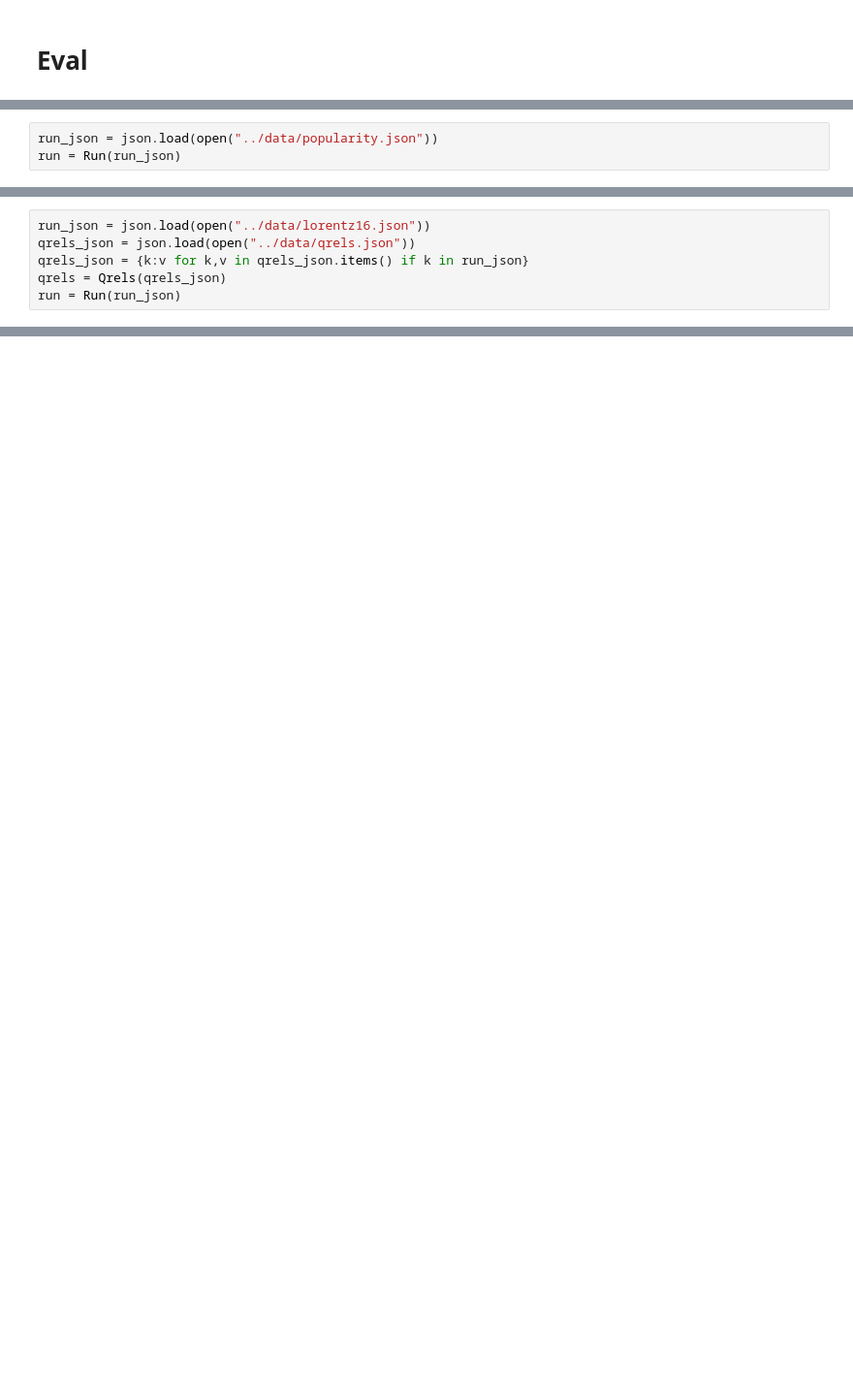
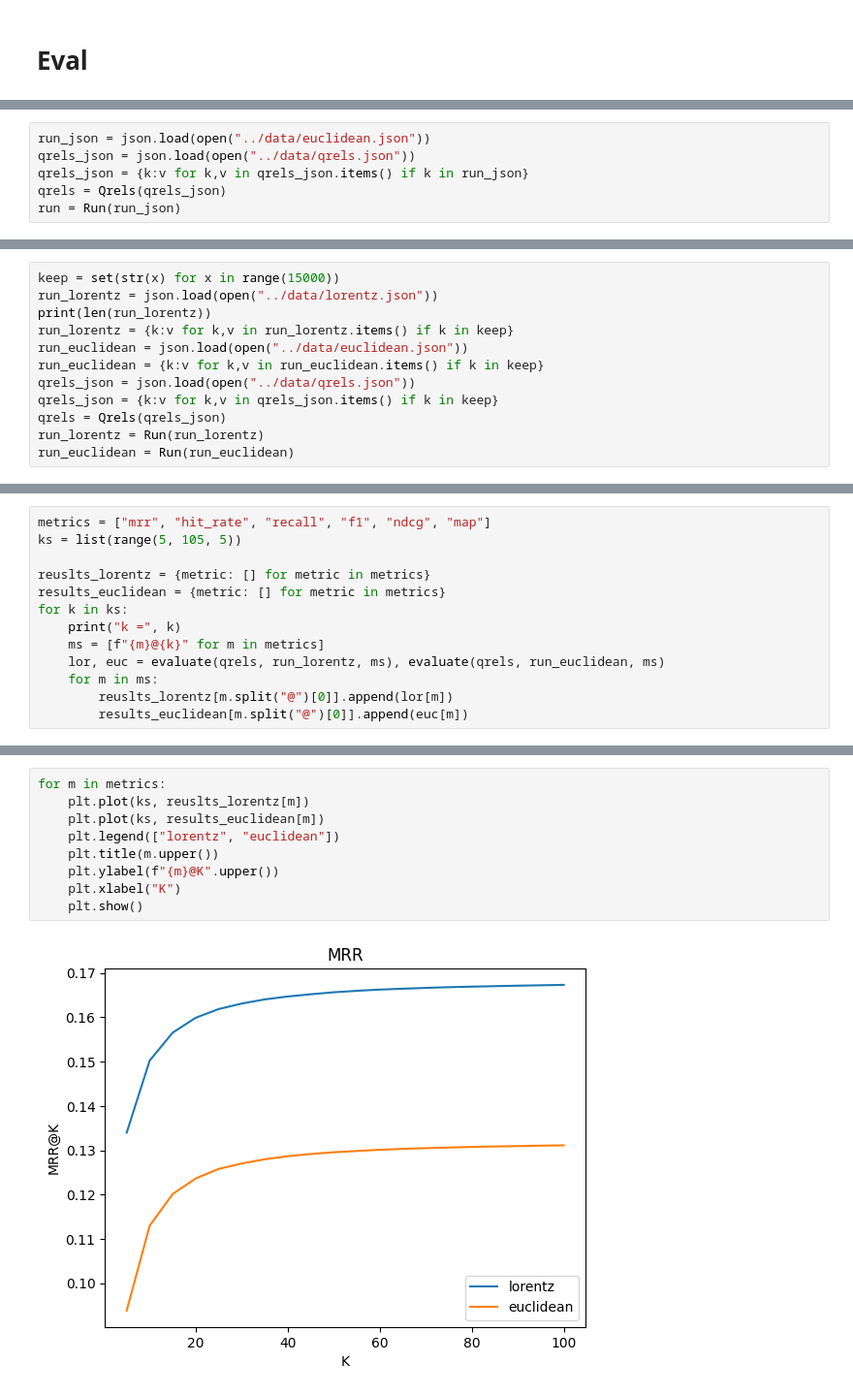
Before and after one commit to ricsi98/million-playlists, a Jupyter notebook: notebooks/HyperbolicEval.ipynb, the cells around one changed output, grey strips where cells are left out. Shown at 97% size. Saved outputs shown, nothing was run; the diff lists cells and outputs as text; blank space fills up the shorter version.

```diff
--- a/notebooks/HyperbolicEval.ipynb
+++ b/notebooks/HyperbolicEval.ipynb
@@ -229,3 +292,0 @@ qrels = Qrels(qrels_json)
-# %%
-run_json = json.load(open("../data/popularity.json"))
-run = Run(run_json)
@@ -241,5 +293,5 @@ evaluate(qrels, run, ["mrr", "hit_rate", "recall", "precision"])
 # %%
-run_json = json.load(open("../data/lorentz16.json"))
+run_json = json.load(open("../data/euclidean.json"))
 qrels_json = json.load(open("../data/qrels.json"))
 qrels_json = {k:v for k,v in qrels_json.items() if k in run_json}
 qrels = Qrels(qrels_json)
@@ -253,0 +306,12 @@ evaluate(qrels, run, ["mrr", "hit_rate", "recall", "precision"])
+# %%
+keep = set(str(x) for x in range(15000))
+run_lorentz = json.load(open("../data/lorentz.json"))
+print(len(run_lorentz))
+run_lorentz = {k:v for k,v in run_lorentz.items() if k in keep}
+run_euclidean = json.load(open("../data/euclidean.json"))
+run_euclidean = {k:v for k,v in run_euclidean.items() if k in keep}
+qrels_json = json.load(open("../data/qrels.json"))
+qrels_json = {k:v for k,v in qrels_json.items() if k in keep}
+qrels = Qrels(qrels_json)
+run_lorentz = Run(run_lorentz)
+run_euclidean = Run(run_euclidean)
@@ -253,0 +320,13 @@ evaluate(qrels, run, ["mrr", "hit_rate", "recall", "precision"])
+# %%
+metrics = ["mrr", "hit_rate", "recall", "f1", "ndcg", "map"]
+ks = list(range(5, 105, 5))
+
+reuslts_lorentz = {metric: [] for metric in metrics}
+results_euclidean = {metric: [] for metric in metrics}
+for k in ks:
+    print("k =", k)
+    ms = [f"{m}@{k}" for m in metrics]
+    lor, euc = evaluate(qrels, run_lorentz, ms), evaluate(qrels, run_euclidean, ms)
+    for m in ms:
+        reuslts_lorentz[m.split("@")[0]].append(lor[m])
+        results_euclidean[m.split("@")[0]].append(euc[m])
@@ -253,0 +358,11 @@ evaluate(qrels, run, ["mrr", "hit_rate", "recall", "precision"])
+# %%
+for m in metrics:
+    plt.plot(ks, reuslts_lorentz[m])
+    plt.plot(ks, results_euclidean[m])
+    plt.legend(["lorentz", "euclidean"])
+    plt.title(m.upper())
+    plt.ylabel(f"{m}@K".upper())
+    plt.xlabel("K")
+    plt.show()
+# %% [output]
+[figure, added]
```
Also changed, not shown: parts of 31 cells of this notebook.
